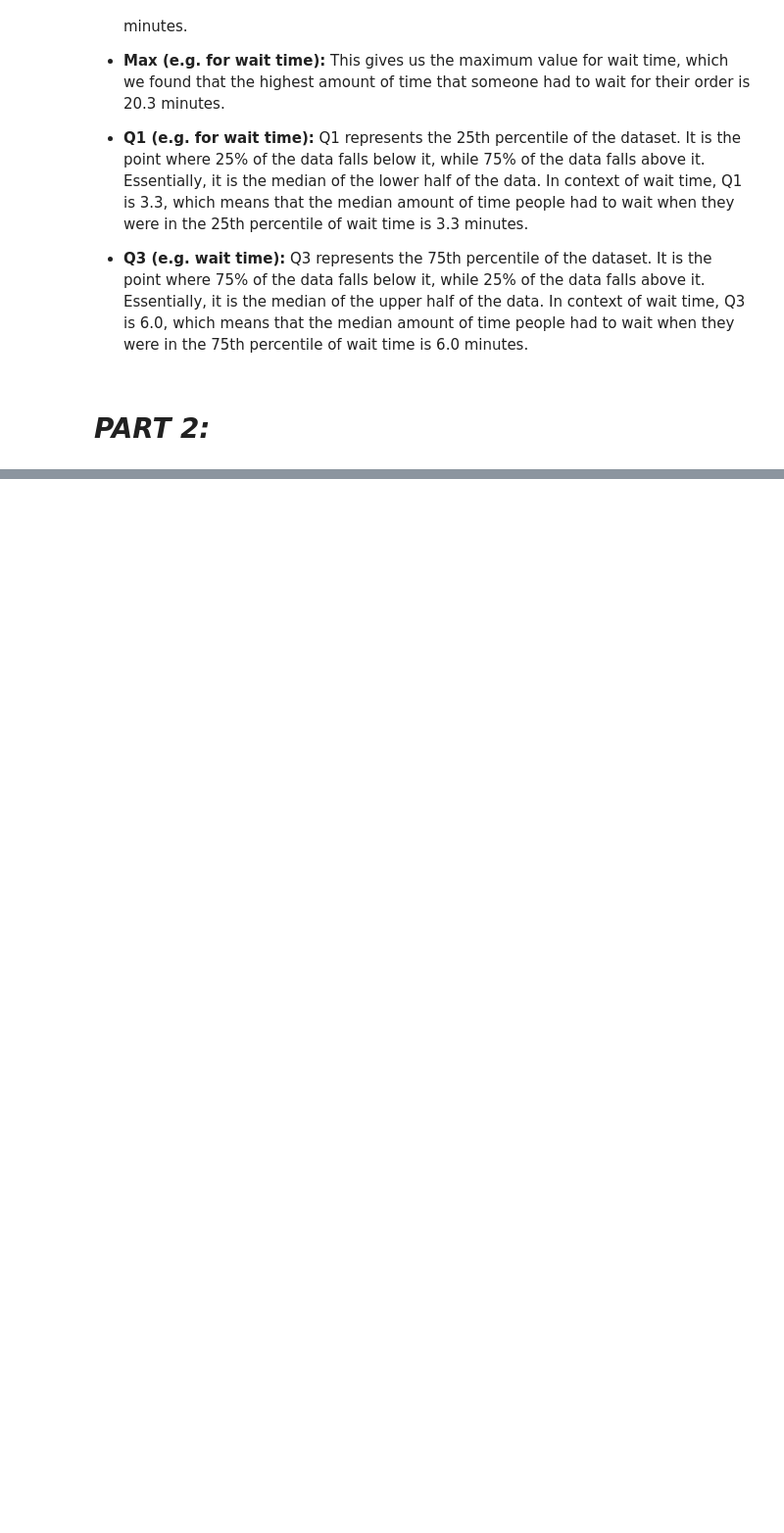
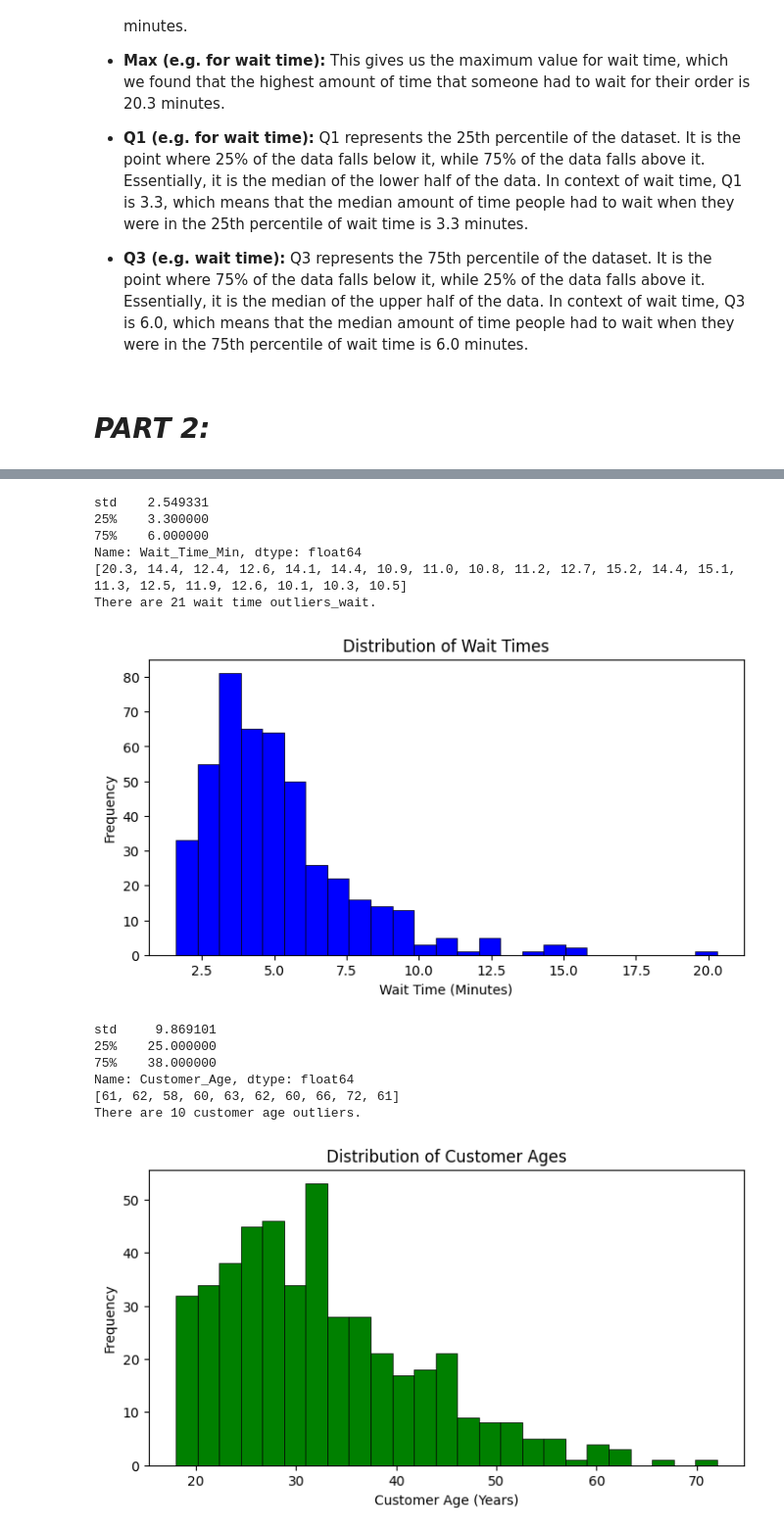
Before and after one commit to AD8787/AP-Stats-DS, a Jupyter notebook: BlendLab.ipynb, the cells around one changed output, grey strips where cells are left out. Shown at 98% size. Saved outputs shown, nothing was run; the diff lists cells and outputs as text; code cells hidden in the pictures; blank space fills up the shorter version.

```diff
--- a/BlendLab.ipynb
+++ b/BlendLab.ipynb
@@ -346,0 +321,78 @@ Number of potential wait time outliers: 21
+# %%
+#for wait time
+Q1_wait = df["Wait_Time_Min"].quantile(0.25)
+Q3_wait = df["Wait_Time_Min"].quantile(0.75)
+
+IQR_wait = Q3_wait - Q1_wait
+upper_bound_wait = Q3_wait + (1.5 * IQR_wait) #calculates IQR upper bound
+lower_bound_wait = Q1_wait - (1.5 * IQR_wait) #calculates IQR lower bound
+
+print(df["Wait_Time_Min"].describe().loc[["std", "25%", "75%"]]) #prints only the std, 1st quartile, and 3rd quartile
+
+outliers_wait = [] #creates list for outliers of wait time
+
+for value in df["Wait_Time_Min"]: #iterates through all the values in wait time column
+  if value < lower_bound_wait: #if the wait time is less than the lower bound, add that wait time into outliers_wait
+    outliers_wait.append(value)
+
+  elif value > upper_bound_wait: #if the wait time is more than the lower bound, add that wait time into outliers_wait
+    outliers_wait.append(value)
+
+print(outliers_wait) #print the list of outliers_wait
+print("There are " + str(len(outliers_wait)) + " wait time outliers_wait.") #prints the number of outliers_wait
+
+#histogram for wait time
+print("\n")
+plt.figure(figsize = (8,4))
+plt.hist(df["Wait_Time_Min"], bins = 25, edgecolor = "black", linewidth = 0.5, color = "blue")
+plt.title("Distribution of Wait Times")
+plt.xlabel("Wait Time (Minutes)")
+plt.ylabel("Frequency")
+plt.show()
+
+# for customer age
+Q1_age = df["Customer_Age"].quantile(0.25)
+Q3_age = df["Customer_Age"].quantile(0.75)
+
+IQR_age = Q3_age - Q1_age
+upper_bound_age = Q3_age + (1.5 * IQR_age)  # calculates IQR upper bound
+lower_bound_age = Q1_age - (1.5 * IQR_age)  # calculates IQR lower bound
+
+print("\n")
+print(df["Customer_Age"].describe().loc[["std", "25%", "75%"]])  # prints only the std, 1st quartile, and 3rd quartile
+
+outliers_age = []  # creates list for outliers of customer age
+
+for value in df["Customer_Age"]:  # iterates through all the values in customer age column
+  if value < lower_bound_age:
+    outliers_age.append(value)  # if the age is less than the lower bound, add it into outliers_age
+
+  elif value > upper_bound_age:
+    outliers_age.append(value)  # if the age is more than the upper bound, add it into outliers_age
+
+print(outliers_age)  # print the list of outliers_age
+print("There are " + str(len(outliers_age)) + " customer age outliers.")  # prints the number of outliers_age
+
+# histogram for customer age
+print("\n")
+plt.figure(figsize = (8, 4))
+plt.hist(df["Customer_Age"], bins = 25, edgecolor = "black", linewidth = 0.5, color = "green")
+plt.title("Distribution of Customer Ages")
+plt.xlabel("Customer Age (Years)")
+plt.ylabel("Frequency")
+plt.show()
+# %% [output]
+std    2.549331
+25%    3.300000
+75%    6.000000
+Name: Wait_Time_Min, dtype: float64
+[20.3, 14.4, 12.4, 12.6, 14.1, 14.4, 10.9, 11.0, 10.8, 11.2, 12.7, 15.2, 14.4, 15.1, 11.3, 12.5, 11.9, 12.6, 10.1, 10.3, 10.5]
+There are 21 wait time outliers_wait.
+[figure, added]
+std     9.869101
+25%    25.000000
+75%    38.000000
+Name: Customer_Age, dtype: float64
+[61, 62, 58, 60, 63, 62, 60, 66, 72, 61]
+There are 10 customer age outliers.
+[figure, added]
```
Also changed, not shown: parts of 10 cells of this notebook.
